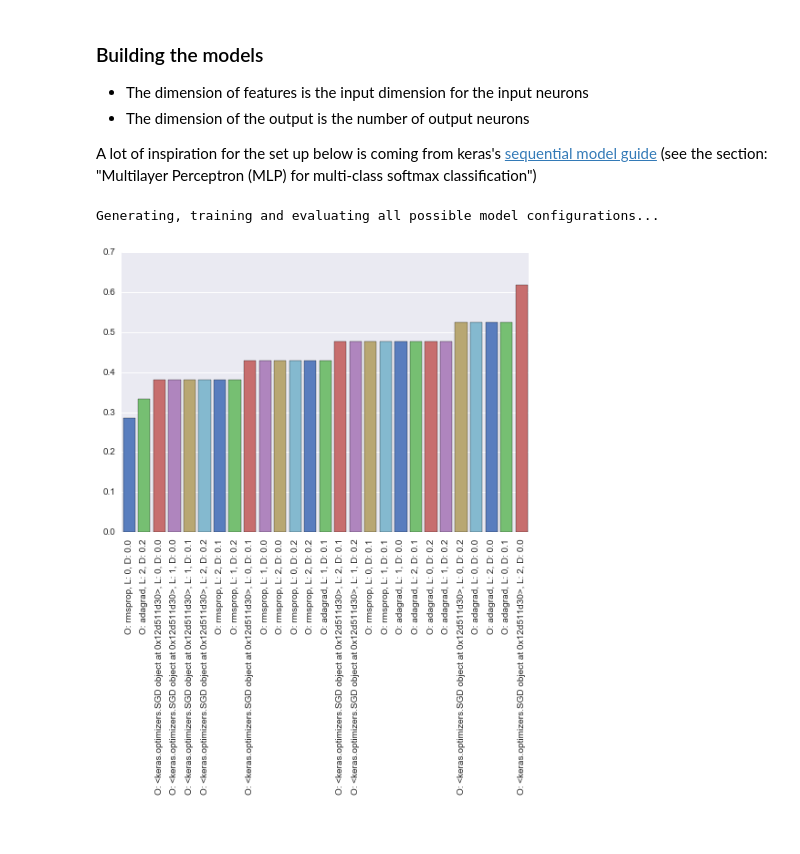
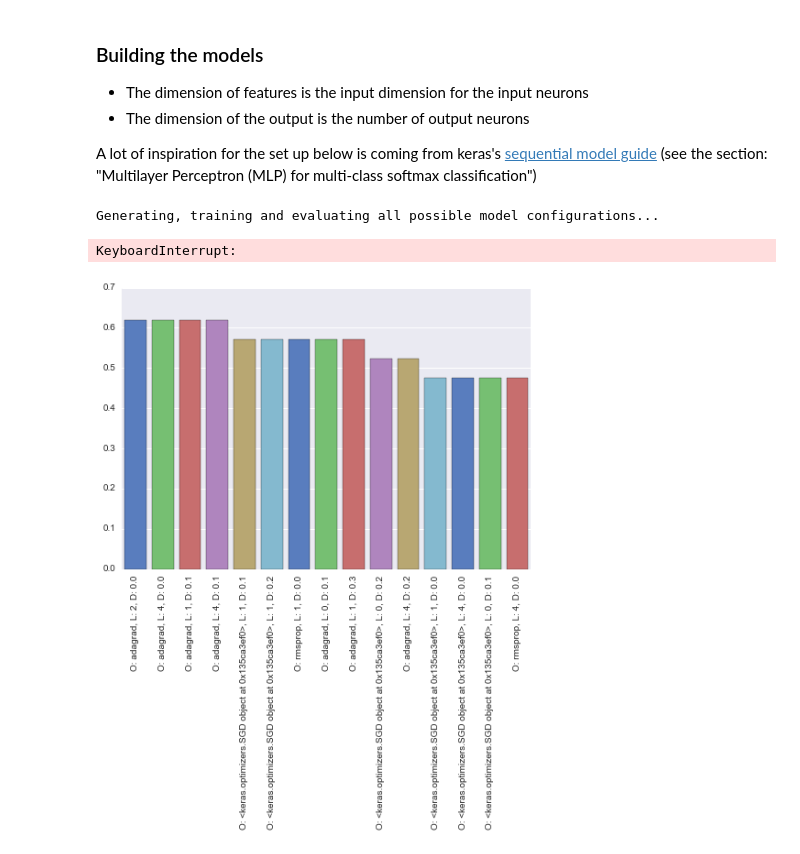
Before and after one commit to troessner/monster_challenge, a Jupyter notebook: monster_challenge_notebook.ipynb, the cells around one changed output. Saved outputs shown, nothing was run; the diff lists cells and outputs as text; code cells hidden in the pictures.

```diff
--- a/monster_challenge_notebook.ipynb
+++ b/monster_challenge_notebook.ipynb
@@ -111,16 +109,20 @@ We'll take the following 3 hyper parameters into account:
 * the [dropout](https://en.wikipedia.org/wiki/Dropout_(neural_networks))
 # %%
 # TODO mypy annotations missing
-# TODO Why does the rounding below not work?
 def all_configurations(optimizers: List = ['sgd'], max_layers: int = 3, max_dropout: float = 0.3):
-    configurations = []
-    for optimizer in optimizers:
-        for dropout in numpy.arange(0, max_dropout, 0.1):
-            for layers in range(max_layers):
-                configurations.append({'optimizer' : optimizer,
-                                       'dropout': round(dropout, 1),
-                                       'layers' : layers})
-    return configurations
-
-print(all_configurations())
+  """
+  :return
+    [{'layers': 0, 'dropout': 0.0, 'optimizer': 'sgd'},
+     {'layers': 1, 'dropout': 0.0, 'optimizer': 'sgd'},
+     {'layers': 2, 'dropout': 0.0, 'optimizer': 'sgd'},
+     {'layers': 0, 'dropout': 0.1, 'optimizer': 'sgd'}
+  """
+  configurations = []
+  for optimizer in optimizers:
+      for dropout in numpy.arange(0, max_dropout, 0.1):
+          for layers in range(max_layers):
+              configurations.append({'optimizer' : optimizer,
+                                     'dropout': round(dropout, 1),
+                                     'layers' : layers})
+  return configurations
 # %% [output]
@@ -141,8 +143,7 @@ MAX_LAYERS = 5
 MAX_DROPOUT = 0.5
 NEURONS_PER_LAYER = 10
 
-sgd = SGD(lr=0.01, decay=1e-6, momentum=0.9, nesterov=True)
-OPTIMIZERS = [sgd, 'rmsprop', 'adagrad']
+OPTIMIZERS = ['sgd', 'rmsprop', 'adagrad']
 
 scores = []
 
@@ -171,26 +172,27 @@ for configuration in all_configurations(optimizers = OPTIMIZERS, max_dropout = M
 print("Model evaluation finished!")
 # %% [output]
 Generating, training and evaluating all possible model configurations...
+KeyboardInterrupt:
 # %%
 import seaborn as sns
 import matplotlib.pyplot as plt
 
 sns.set_style("darkgrid")
 
-scores_by_accuracy = sorted(scores, key=lambda k: k['score'][1])
+scores_by_accuracy = sorted(scores, reverse=True, key=lambda k: k['score'][1])
 
 descriptions = []
 accuracies = []
 
-for element in scores_by_accuracy:
+for element in scores_by_accuracy[:15]:
   configuration = element['configuration']
   description = "O: {}, L: {}, D: {}".format(configuration['optimizer'], configuration['layers'], configuration['dropout'])
   descriptions.append(description)
   accuracies.append(element['score'][1])
 
 bar_plot = sns.barplot(x=descriptions,y=accuracies,
                         palette="muted")
 plt.xticks(rotation=90)
 plt.show()
 # %% [output]
-[figure, old version]
+[figure, new version]
```
Also changed, not shown: parts of 2 cells of this notebook.
